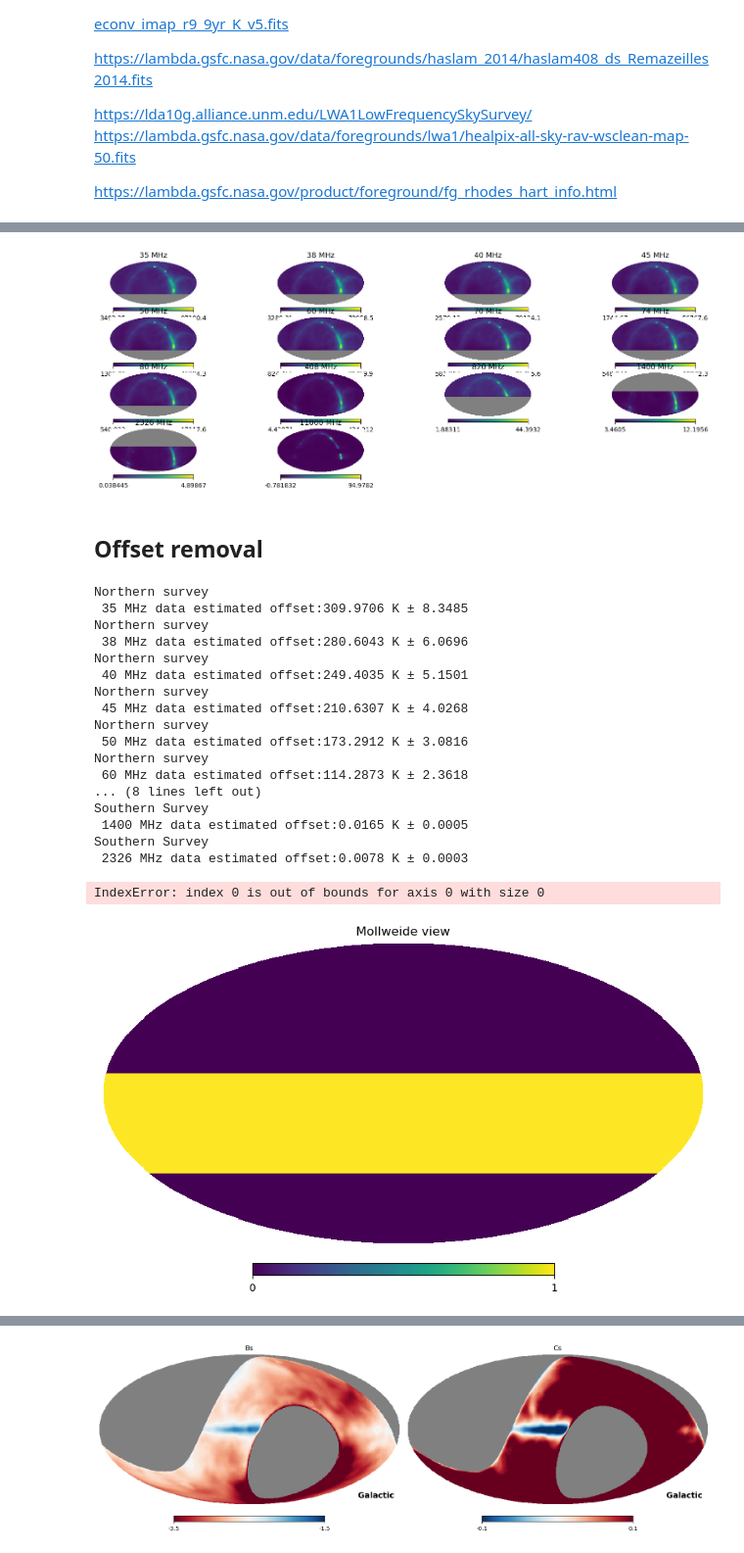
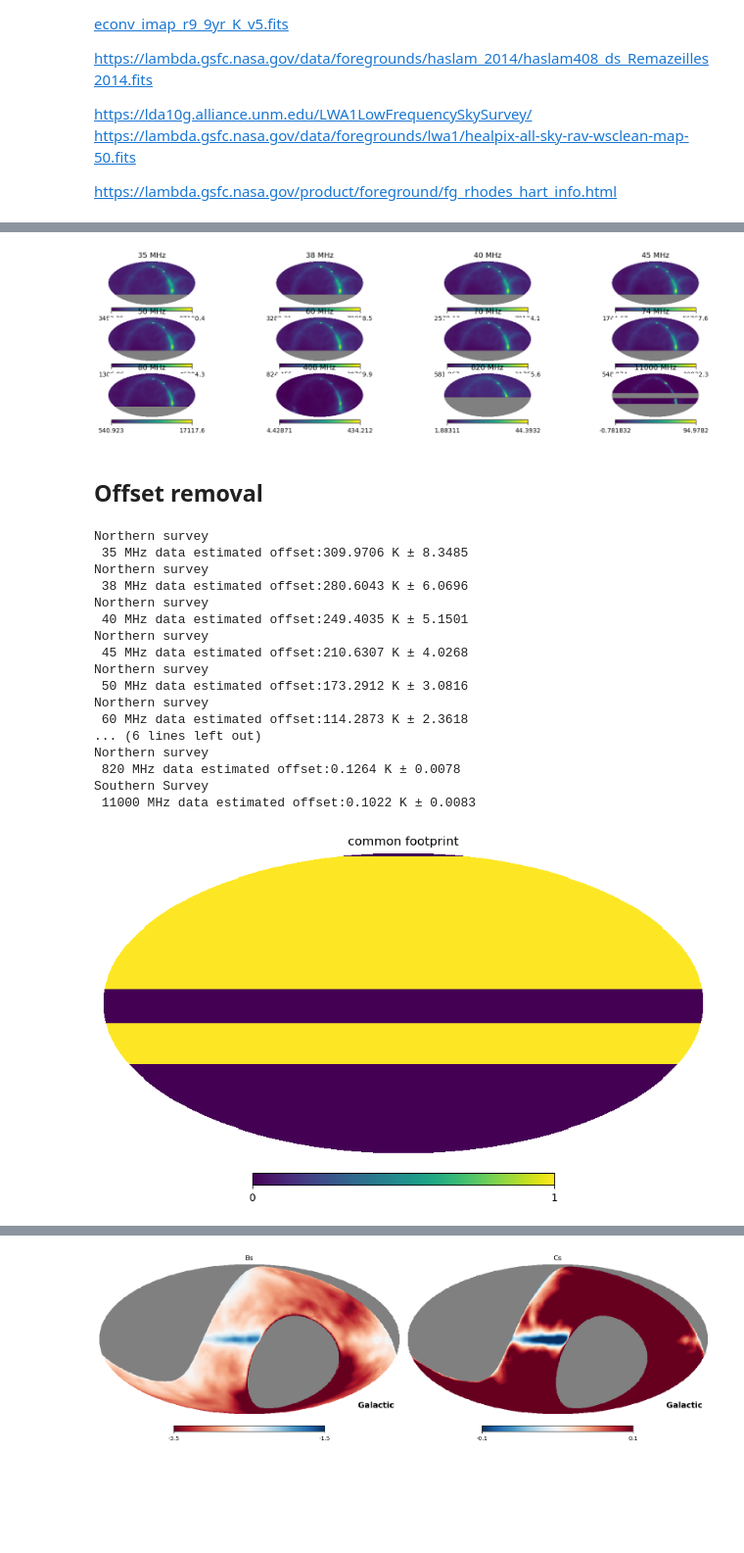
Before and after one commit to giuspugl/fitting_synchrotron, a Jupyter notebook: coarse_parameters.ipynb, the cells around one changed output, grey strips where cells are left out. Shown at 98% size. Saved outputs shown, nothing was run; the diff lists cells and outputs as text; code cells hidden in the pictures; blank space fills up the shorter version.

Commit message:
fitting free-free with quijote

```diff
--- a/coarse_parameters.ipynb
+++ b/coarse_parameters.ipynb
@@ -290,7 +260,7 @@ maps[820 ] = rotate_map(maps[820], 'G', 'C')
 zeros  = hp.query_strip(nside=hp.get_nside(maps[820]) , theta1=np.radians(90+7), theta2 =np.pi )
 maps[820][zeros]=np.nan
 maps[820] =(maps[820]*u.K).to(maps[35] .unit)
-
+"""
 fstring="lambda_chipass_healpix_r10.fits"
 
 try :
@@ -324,7 +294,7 @@ zeros= maps[2326 ]==0.
 maps[2326][zeros]= np.nan
 maps[2326]= (maps[2326]*u.K   ).to(maps[50].unit)
 
-
+"""
 fstring="quijote_mfi_smth_skymap_11ghz_512_dr1.fits"
 try :
     print(f"reading {fstring} ")
@@ -335,6 +305,18 @@ except FileNotFoundError:
 
 
 maps[11000 ]= rotate_map(maps[11000], 'G', 'C')
+
+mask_eq=np.zeros_like(maps[11000],dtype=bool )
+
+str1=  hp.query_strip(nside=hp.get_nside(maps[11000]), theta1=np.radians(5),
+                theta2= np.pi/2-np.radians(7) )
+
+mask_eq[str1]=True
+str2=  hp.query_strip(nside=hp.get_nside(maps[11000]), theta1=np.pi/2+np.radians(10),
+                theta2= np.pi/2+np.pi/6  )
+
+mask_eq[str2]=True
+maps[11000][~mask_eq] = np.nan
 maps[11000] =(maps[11000]*u.K).to(maps[35] .unit)
 
 nside= hp.get_nside(maps[35] )
@@ -373,9 +355,9 @@ for k  in freqs:
     nans= np.ma.masked_equal(maps[k].value, hp.UNSEEN  ).mask
     maps[k][nans] = np.nan
 
-
-zeros  = hp.query_strip(nside=hp.get_nside(maps[1400]) , theta1=0, theta2 =np.radians(90-10) )
-maps[1400][zeros]  =  np.nan
+if 1400 in maps.keys() :
+    zeros  = hp.query_strip(nside=hp.get_nside(maps[1400]) , theta1=0, theta2 =np.radians(90-10) )
+    maps[1400][zeros]  =  np.nan
 # %% [output]
 reading healpix-all-sky-rav-wsclean-map-35.fits
 reading healpix-all-sky-rav-wsclean-map-38.fits
@@ -401,7 +381,7 @@ for fr,m in maps.items():
 
     j+=1
 # %% [output]
-[figure, old version]
+[figure, new version]
 # %% [markdown]
 ## Offset removal
 # %%
@@ -423,20 +403,21 @@ Northern survey
  50 MHz data estimated offset:173.2912 K ± 3.0816
 Northern survey
  60 MHz data estimated offset:114.2873 K ± 2.3618
-... (8 lines left out)
+... (6 lines left out)
+Northern survey
+ 820 MHz data estimated offset:0.1264 K ± 0.0078
 Southern Survey
- 1400 MHz data estimated offset:0.0165 K ± 0.0005
-Southern Survey
- 2326 MHz data estimated offset:0.0078 K ± 0.0003
+ 11000 MHz data estimated offset:0.1022 K ± 0.0083
-IndexError: index 0 is out of bounds for axis 0 with size 0
 # %%
-chipass_nans = np.ma.masked_invalid(maps[1400] ).mask
+#chipass_nans = np.ma.masked_invalid(maps[1400] ).mask
 lwa_nans = np.ma.masked_invalid(maps[35] ).mask
-jonas_nans = np.ma.masked_invalid(maps[2326]).mask
-common_footprint = np.logical_and(np.logical_and(~lwa_nans, ~chipass_nans) , ~jonas_nans)
-hp.mollview(common_footprint)
+#jonas_nans = np.ma.masked_invalid(maps[2326]).mask
+quijote_mask=  np.ma.masked_invalid(maps[11000]).mask
+#common_footprint =np.logical_and( np.logical_and(np.logical_and(~lwa_nans, ~chipass_nans) , ~jonas_nans), ~quijote_mask)
+common_footprint =  np.logical_and(~lwa_nans , ~quijote_mask)
+hp.mollview(common_footprint, title='common footprint' )
 # %% [output]
-[figure, old version]
+[figure, new version]
 # %%
 def fitting_sync_ff(X,  beta, cs,facta, betaf):
    return facta * X**(beta + cs * np.log(X) ) + (1 - facta) * X**(betaf)
```
Also changed, not shown: parts of 9 cells of this notebook.
